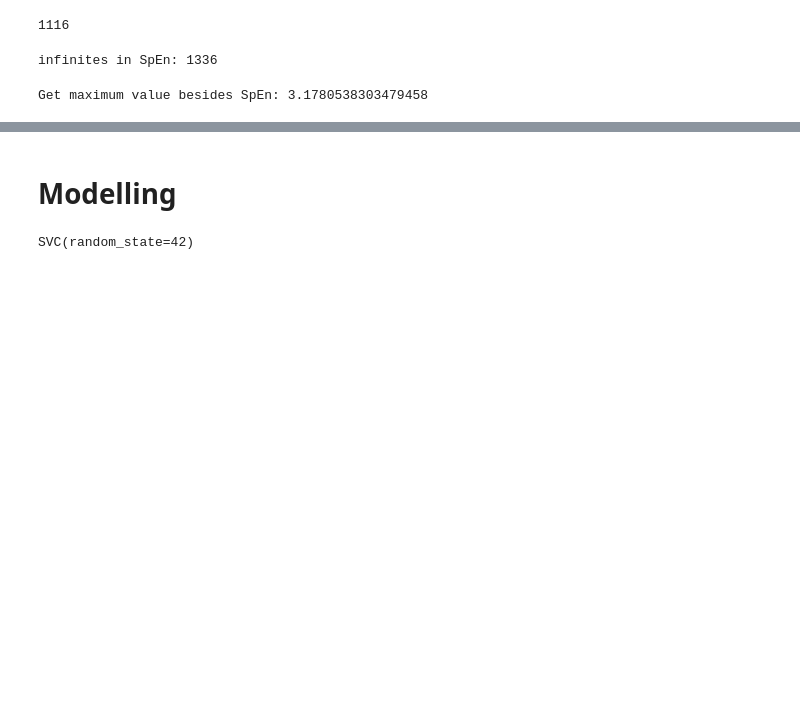
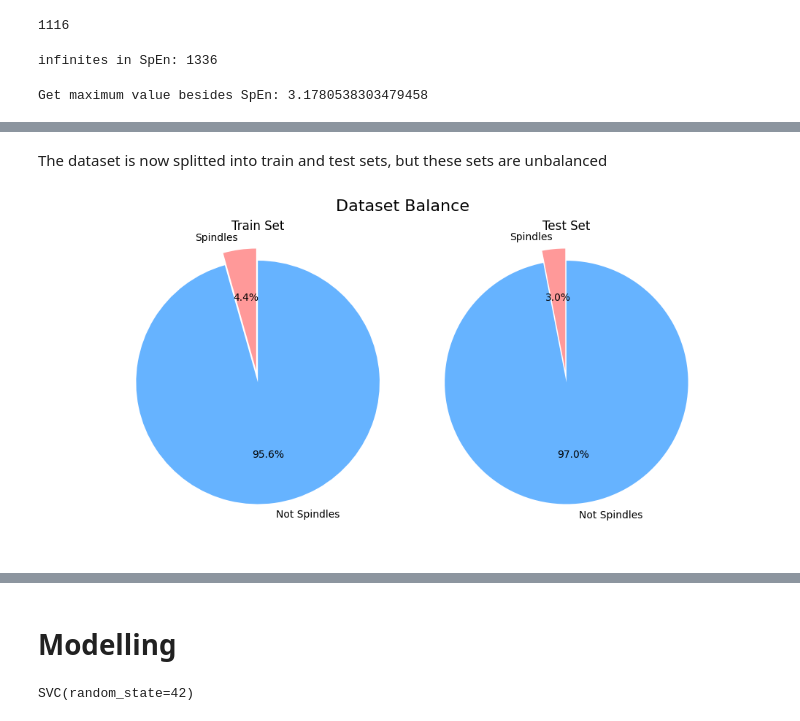
Before and after one commit to FabioLddo/personalized_sleep_spindle_detection, a Jupyter notebook: Project_Gubeli_Ippolito_Loddo.ipynb, the cells around one changed output, grey strips where cells are left out. Drawn from its saved outputs; the diff is of its cells as text; code cells hidden in the pictures; blank space fills up the shorter version.

```diff
--- a/Project_Gubeli_Ippolito_Loddo.ipynb
+++ b/Project_Gubeli_Ippolito_Loddo.ipynb
@@ -603,0 +665,4 @@ dtype: int64
+# %%
+# Get ~70% of the spindles by taking patients 1, 2, 4, 6, 8 in the training set
+df_train = df_features[df_features['patient_id'].isin([1, 2, 4, 6, 8])]
+df_train
@@ -603,0 +683,4 @@ dtype: int64
+# %%
+# Get ~30% of the spindles by taking patients 3, 5, 7 in the training set
+df_test = df_features[df_features['patient_id'].isin([3, 5, 7])]
+df_test
@@ -603,0 +701,41 @@ dtype: int64
+# %% [markdown]
+The dataset is now splitted into train and test sets, but these sets are unbalanced
+# %%
+# Calculate the counts for train set
+train_positive_count = df_train['is_spindle'].sum()
+train_negative_count = len(df_train) - train_positive_count
+
+# Calculate the counts for test set
+test_positive_count = df_test['is_spindle'].sum()
+test_negative_count = len(df_test) - test_positive_count
+
+# Create a figure with two subplots
+fig, (ax1, ax2) = plt.subplots(1, 2, figsize=(10, 5))
+
+# Train set pie chart
+train_labels = ['Spindles', 'Not Spindles']
+train_sizes = [train_positive_count, train_negative_count]
+train_colors = ['#ff9999', '#66b3ff']
+train_explode = (0.1, 0)
+
+ax1.pie(train_sizes, labels=train_labels, colors=train_colors, explode=train_explode,
+        autopct='%1.1f%%', startangle=90)
+ax1.set_title('Train Set')
+
+# Test set pie chart
+test_labels = ['Spindles', 'Not Spindles']
+test_sizes = [test_positive_count, test_negative_count]
+test_colors = ['#ff9999', '#66b3ff']
+test_explode = (0.1, 0)
+
+ax2.pie(test_sizes, labels=test_labels, colors=test_colors, explode=test_explode,
+        autopct='%1.1f%%', startangle=90)
+ax2.set_title('Test Set')
+
+ax1.axis('equal')
+ax2.axis('equal')
+fig.suptitle('Dataset Balance', fontsize=16)
+
+plt.show()
+# %% [output]
+[figure, added]
```
Also changed, not shown: parts of 24 cells of this notebook.
